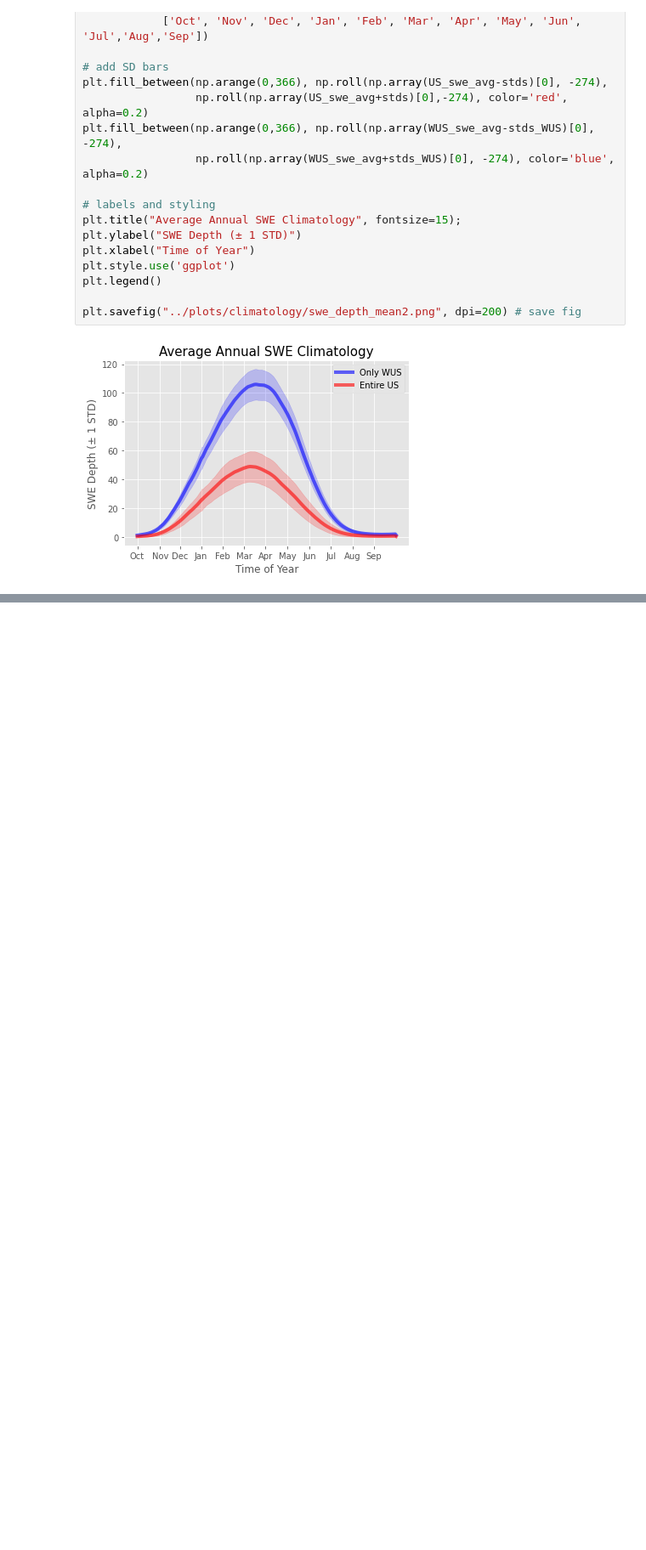
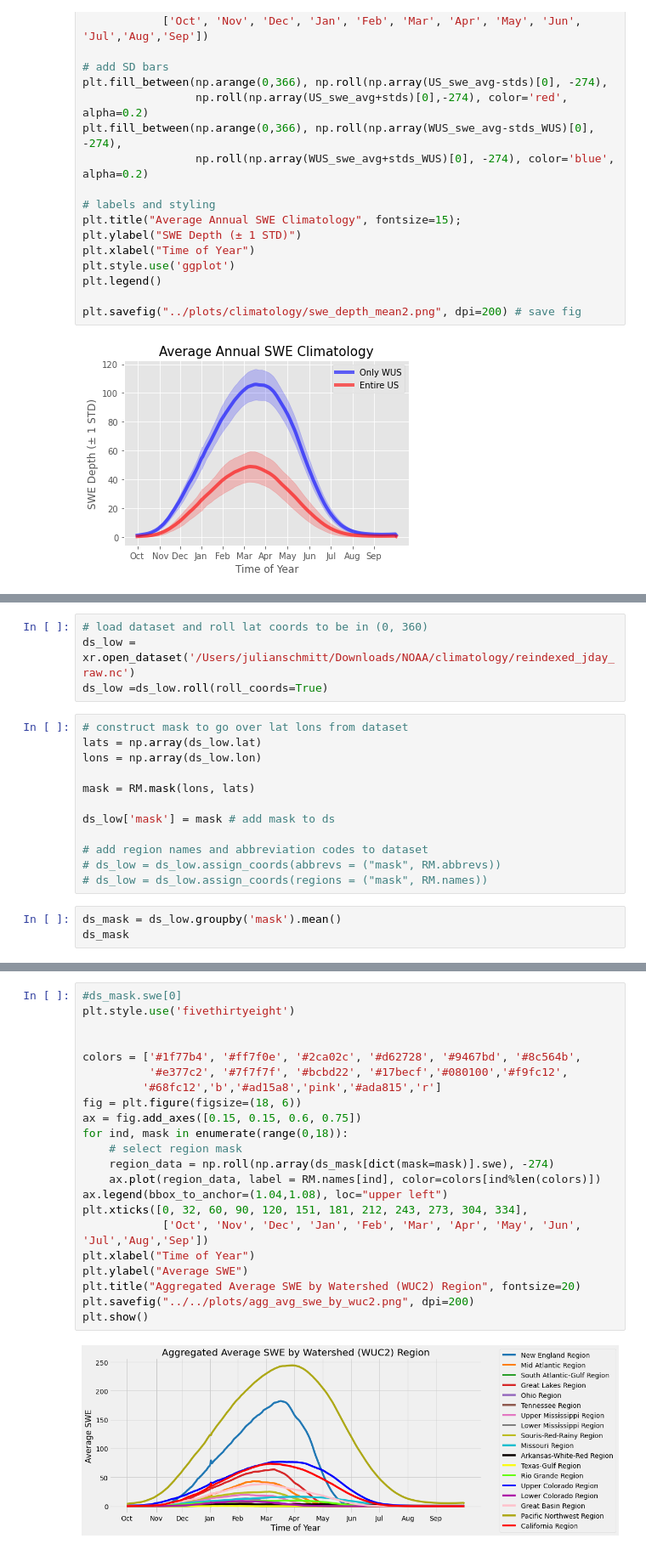
Before and after one commit to Julians42/SnowDroughts, a Jupyter notebook: notebooks/Livneh_Climatology_Investigation.ipynb, the cells around one changed output, grey strips where cells are left out. Shown at 85% size. Cells and saved outputs as stored; diff of their text form; blank space fills up the shorter version.

```diff
--- a/notebooks/Livneh_Climatology_Investigation.ipynb
+++ b/notebooks/Livneh_Climatology_Investigation.ipynb
@@ -159,0 +244,19 @@ array([274, 275, 276, 277, 278, 279, 280, 281, 282, 283, 284, 285, 286,
+# %%
+# load dataset and roll lat coords to be in (0, 360)
+ds_low = xr.open_dataset('/Users/julianschmitt/Downloads/NOAA/climatology/reindexed_jday_raw.nc')
+ds_low =ds_low.roll(roll_coords=True)
+# %%
+# construct mask to go over lat lons from dataset
+lats = np.array(ds_low.lat)
+lons = np.array(ds_low.lon)
+
+mask = RM.mask(lons, lats)
+
+ds_low['mask'] = mask # add mask to ds
+
+# add region names and abbreviation codes to dataset
+# ds_low = ds_low.assign_coords(abbrevs = ("mask", RM.abbrevs))
+# ds_low = ds_low.assign_coords(regions = ("mask", RM.names))
+# %%
+ds_mask = ds_low.groupby('mask').mean()
+ds_mask
@@ -159,0 +281,24 @@ array([274, 275, 276, 277, 278, 279, 280, 281, 282, 283, 284, 285, 286,
+# %%
+#ds_mask.swe[0]
+plt.style.use('fivethirtyeight')
+
+
+colors = ['#1f77b4', '#ff7f0e', '#2ca02c', '#d62728', '#9467bd', '#8c564b',
+          '#e377c2', '#7f7f7f', '#bcbd22', '#17becf','#080100','#f9fc12',
+         '#68fc12','b','#ad15a8','pink','#ada815','r']
+fig = plt.figure(figsize=(18, 6))
+ax = fig.add_axes([0.15, 0.15, 0.6, 0.75])
+for ind, mask in enumerate(range(0,18)):
+    # select region mask
+    region_data = np.roll(np.array(ds_mask[dict(mask=mask)].swe), -274)
+    ax.plot(region_data, label = RM.names[ind], color=colors[ind%len(colors)])
+ax.legend(bbox_to_anchor=(1.04,1.08), loc="upper left")
+plt.xticks([0, 32, 60, 90, 120, 151, 181, 212, 243, 273, 304, 334],
+            ['Oct', 'Nov', 'Dec', 'Jan', 'Feb', 'Mar', 'Apr', 'May', 'Jun', 'Jul','Aug','Sep'])
+plt.xlabel("Time of Year")
+plt.ylabel("Average SWE")
+plt.title("Aggregated Average SWE by Watershed (WUC2) Region", fontsize=20)
+plt.savefig("../../plots/agg_avg_swe_by_wuc2.png", dpi=200)
+plt.show()
+# %% [output]
+[figure, added]
```
Also changed, not shown: parts of 22 cells of this notebook, 2 other files.
